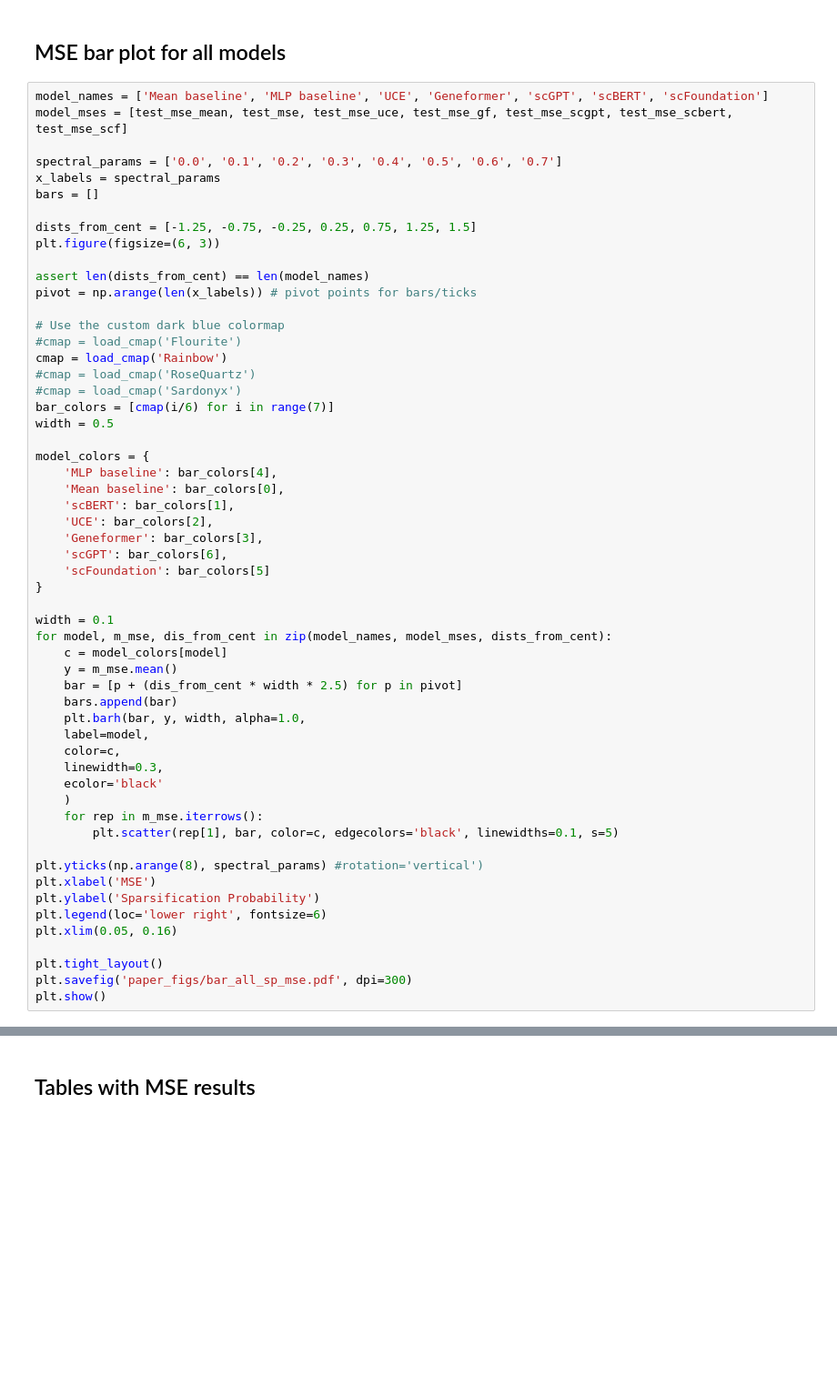
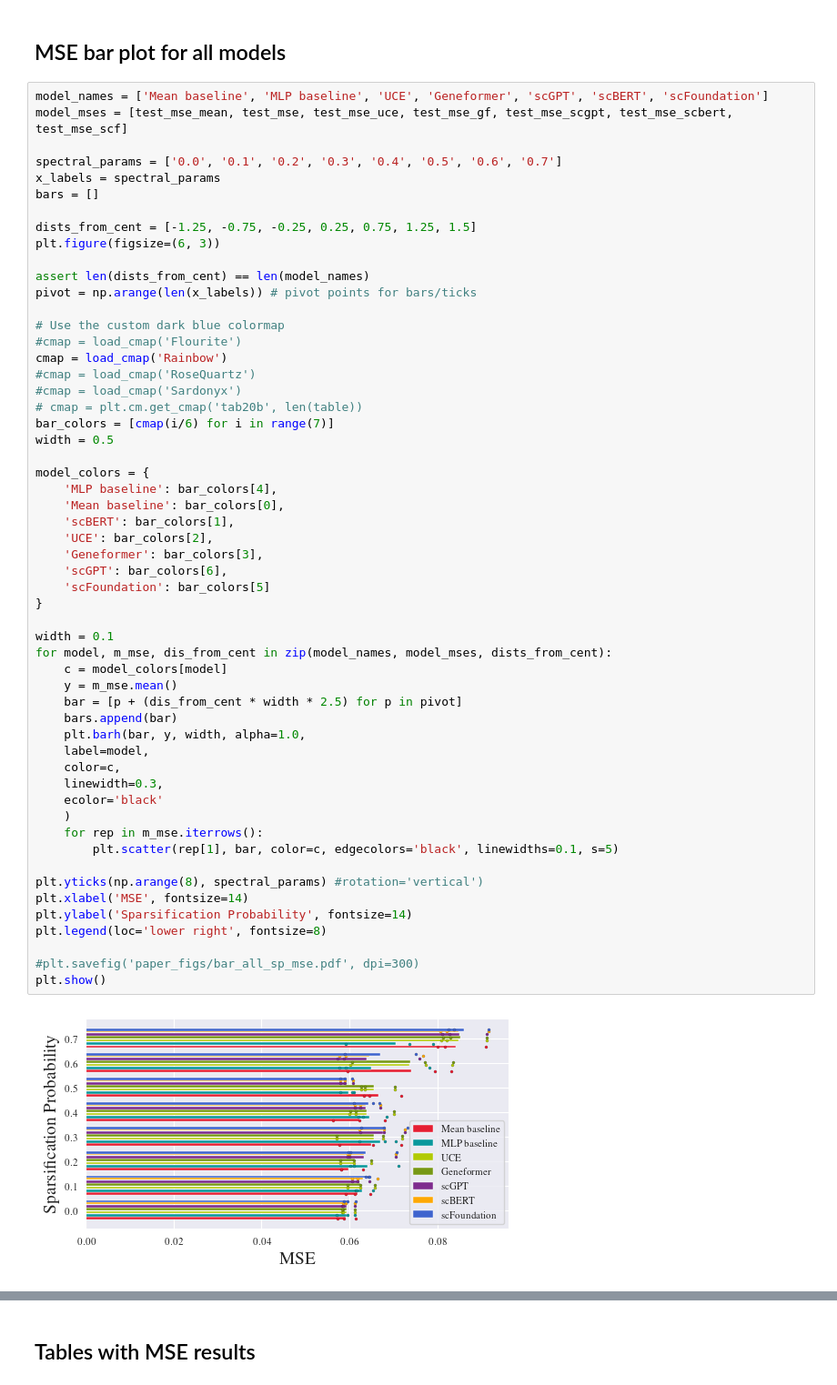
Before and after one commit to aaronwtr/PertEval, a Jupyter notebook: notebooks/plots/aggregated_perturbation_results.ipynb, the cells around one changed output, grey strips where cells are left out. Shown at 91% size. Saved outputs shown, nothing was run; the diff lists cells and outputs as text; blank space fills up the shorter version.

```diff
--- a/notebooks/plots/aggregated_perturbation_results.ipynb
+++ b/notebooks/plots/aggregated_perturbation_results.ipynb
@@ -175,40 +227,41 @@ pivot = np.arange(len(x_labels)) # pivot points for bars/ticks
 cmap = load_cmap('Rainbow')
 #cmap = load_cmap('RoseQuartz')
 #cmap = load_cmap('Sardonyx')
+# cmap = plt.cm.get_cmap('tab20b', len(table))
 bar_colors = [cmap(i/6) for i in range(7)]
 width = 0.5
 
 model_colors = {
     'MLP baseline': bar_colors[4],
     'Mean baseline': bar_colors[0],
     'scBERT': bar_colors[1],
     'UCE': bar_colors[2],
     'Geneformer': bar_colors[3],
     'scGPT': bar_colors[6],
     'scFoundation': bar_colors[5]
 }
 
 width = 0.1
 for model, m_mse, dis_from_cent in zip(model_names, model_mses, dists_from_cent):
     c = model_colors[model]
     y = m_mse.mean()
     bar = [p + (dis_from_cent * width * 2.5) for p in pivot]
     bars.append(bar)
     plt.barh(bar, y, width, alpha=1.0,
     label=model,
     color=c,
     linewidth=0.3,
     ecolor='black'
     )
     for rep in m_mse.iterrows():
         plt.scatter(rep[1], bar, color=c, edgecolors='black', linewidths=0.1, s=5)
 
 plt.yticks(np.arange(8), spectral_params) #rotation='vertical')
-plt.xlabel('MSE')
-plt.ylabel('Sparsification Probability')
-plt.legend(loc='lower right', fontsize=6)
-plt.xlim(0.05, 0.16)
+plt.xlabel('MSE', fontsize=14)
+plt.ylabel('Sparsification Probability', fontsize=14)
+plt.legend(loc='lower right', fontsize=8)
 
-plt.tight_layout()
-plt.savefig('paper_figs/bar_all_sp_mse.pdf', dpi=300)
+#plt.savefig('paper_figs/bar_all_sp_mse.pdf', dpi=300)
 plt.show()
+# %% [output]
+[figure, added]
```
Also changed, not shown: parts of 18 cells of this notebook, 8 other files.
